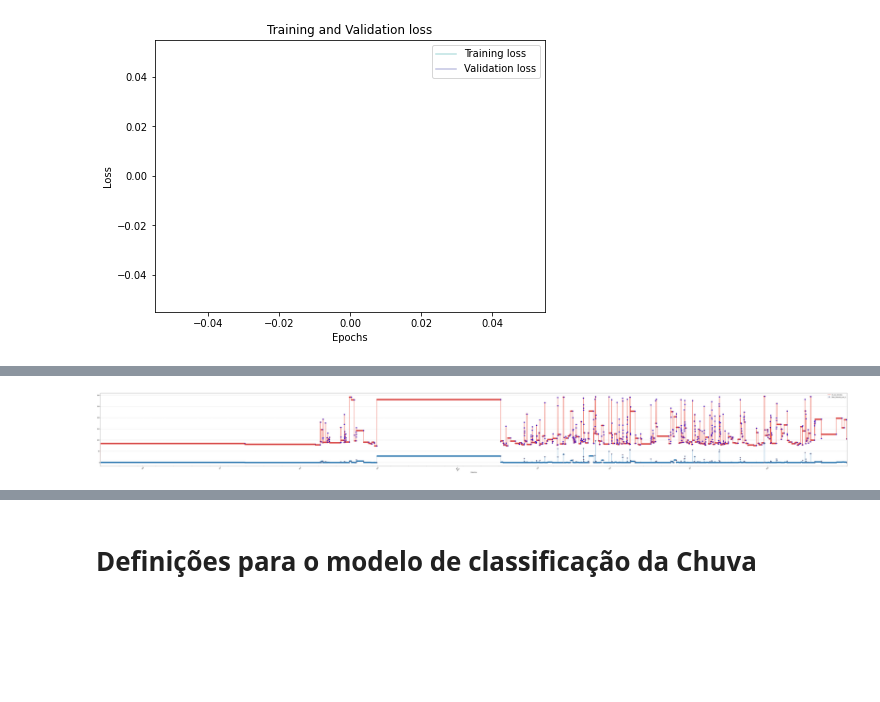
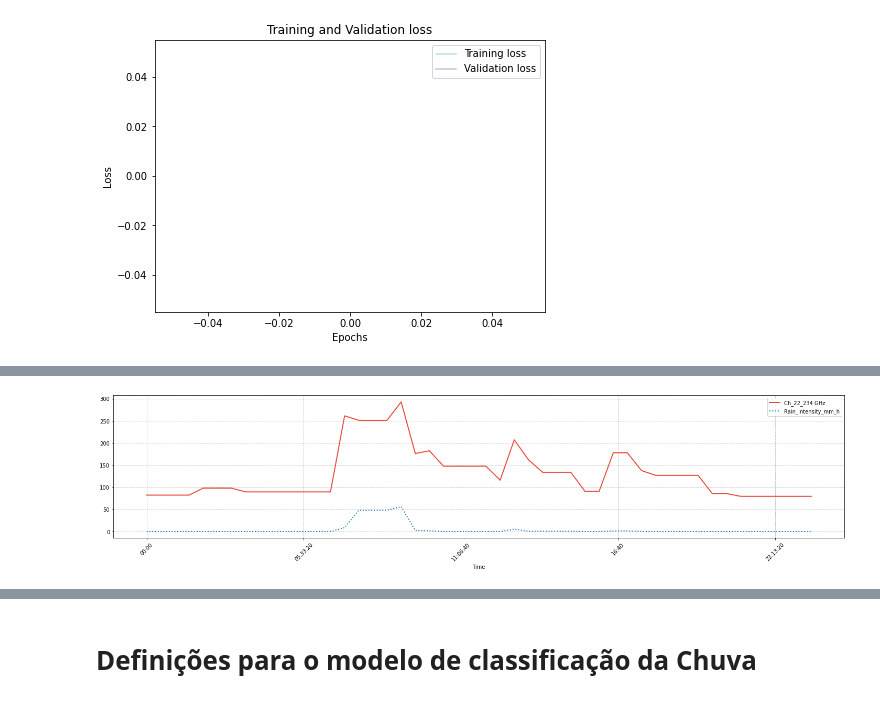
Before and after one commit to lourencocavalcante/Advanced-Topics-in-Environmental-Modeling, a Jupyter notebook: INPE_CAP425_ProjetoFinal_PredictRain_Lourenco_.ipynb, the cells around one changed output, grey strips where cells are left out. Cells and saved outputs as stored; diff of their text form; code cells hidden in the pictures; blank space fills up the shorter version.

```diff
--- a/INPE_CAP425_ProjetoFinal_PredictRain_Lourenco_.ipynb
+++ b/INPE_CAP425_ProjetoFinal_PredictRain_Lourenco_.ipynb
@@ -712,0 +723,6 @@ df_multisensors_rna_test
+# %%
+df_multisensors_rna_final['Date'] = [d.date() for d in df_multisensors_rna_final['Datetime']]
+# %%
+# Criando a coluna hora do dia
+
+df_multisensors_rna_final['Time'] = [d.time() for d in df_multisensors_rna_final['Datetime']]
@@ -712,0 +751,3 @@ df_multisensors_rna_test
+# %%
+df_multisensors_rna_final = df_multisensors_rna_final.reindex(columns=['Datetime', 'Date', 'Time', 'Liquid_watercontent_g_m3',
+       'Ch_22_234', 'Ch_22_500', 'Ch_30_000', 'Ch_51_248', 'Rain_Intensity_mm_h'])
@@ -751,0 +773,2 @@ df_multisensors_rna_test['Time'] = [d.time() for d in df_multisensors_rna_test['
+# %%
+df_multisensors_rna_final = df_multisensors_rna_final.reset_index(drop=True)
@@ -752,13 +791,15 @@ df_multisensors_rna_test['Time'] = [d.time() for d in df_multisensors_rna_test['
 # %%
 #Plotando o acumulado da intensidade da chuva por horário do dia
+df_filter_multisensors_rna_test = df_multisensors_rna_final.query("(Datetime >= '2022-04-12 00:00:00' and Datetime <= '2022-04-12 23:59:59')")
+
+
 ax = plt.gca()
-plt.rcParams["figure.figsize"] = [100,10]
+plt.rcParams["figure.figsize"] = [25,5]
 
-df_multisensors_rna_test.plot(kind='line',x='Datetime',y="Ch_22_234", label='Ch_22_234 GHz',color='#E74C3C',linewidth = 2,linestyle='solid', marker='o', markerfacecolor='blue', markersize=9, ax=ax)
-df_multisensors_rna_test.plot(kind="line",x="Datetime",y="Rain_Intensity_mm_h",label='Rain_Intensity_mm_h', linestyle='dotted', linewidth = 2, marker='*', markerfacecolor='#E74C3C', markersize=11, ax=ax)
-
+df_filter_multisensors_rna_test.plot(kind='line',x='Time',y="Ch_22_234", label='Ch_22_234 GHz',color='#E74C3C',linewidth = 2,linestyle='solid', ax=ax)
+df_filter_multisensors_rna_test.plot(kind="line",x="Time",y="Rain_Intensity_mm_h",label='Rain_Intensity_mm_h', linestyle='dotted', linewidth = 2, ax=ax)
 #plt.yscale('log')
 plt.xticks(rotation = 45)
-plt.grid(False, axis='y', linestyle='--')
+plt.grid(False,linestyle='--')
 # %% [output]
-[figure, old version]
+[figure, new version]
```
Also changed, not shown: parts of 65 cells of this notebook.
